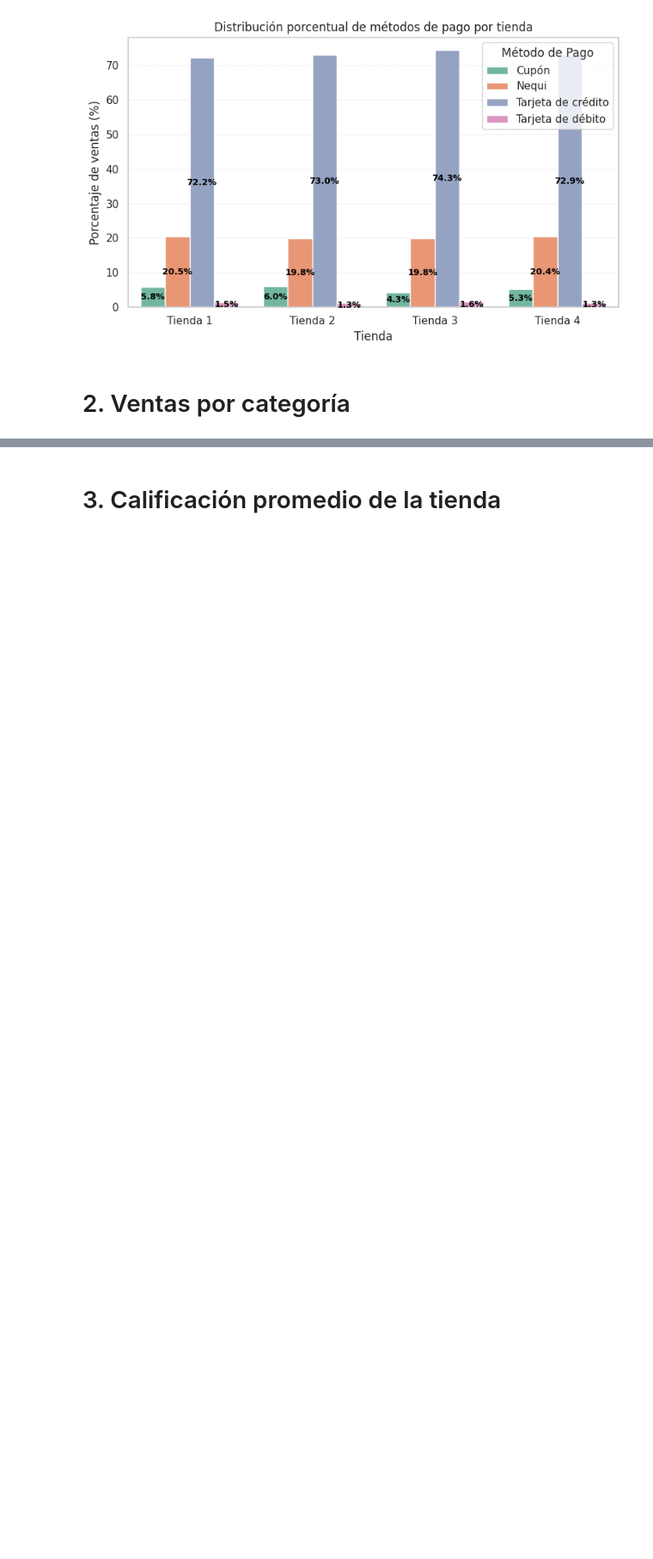
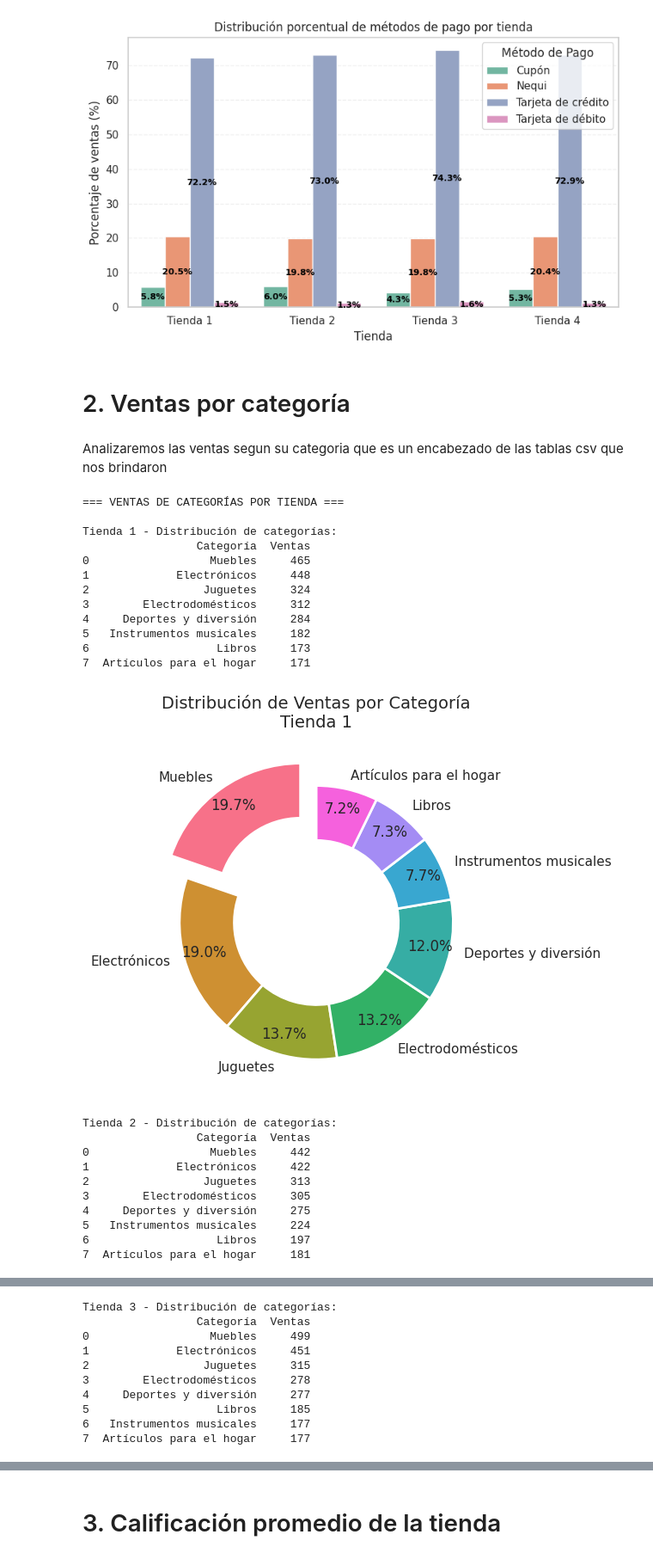
Before and after one commit to david125-cmd/python-data-science-challenge-alura-store, a Jupyter notebook: AluraStoreLatam.ipynb, the cells around one changed output, grey strips where cells are left out. Shown at 86% size. Saved outputs shown, nothing was run; the diff lists cells and outputs as text; code cells hidden in the pictures; blank space fills up the shorter version.

```diff
--- a/AluraStoreLatam.ipynb
+++ b/AluraStoreLatam.ipynb
@@ -210,3 +213,69 @@ plt.show()
 [figure]
 # %% [markdown]
 # 2. Ventas por categoría
+# %% [markdown]
+Analizaremos las ventas segun su categoria que es un encabezado de las tablas csv que nos brindaron
+# %%
+#Creamos una funcion para analizar las ventas por categoria
+
+
+sns.set_style("whitegrid")
+plt.style.use("seaborn-v0_8-pastel")
+palette = sns.color_palette("husl", 8)
+
+def ventas_categorias(df_ventas_categoria, numero_tienda):
+    # Contamos las ventas por categoría
+    ventas_por_categoria = df_ventas_categoria['Categoría del Producto'].value_counts().reset_index()
+    ventas_por_categoria.columns = ['Categoría', 'Ventas']
+
+    print(f"\n{numero_tienda} - Distribución de categorías:")
+    print(ventas_por_categoria.head(10))
+
+    # Creamos la grafica para visualizar mejor las ventas por categoria
+
+    plt.figure(figsize=(8, 5))
+    plt.pie(ventas_por_categoria['Ventas'].head(8),
+            labels=ventas_por_categoria['Categoría'].head(8),
+            autopct='%1.1f%%',
+            startangle=90,
+            colors=palette,
+            explode=(0.2, 0, 0, 0, 0, 0, 0, 0), #resaltamos en la grafica la categoria mas vendida
+            wedgeprops={'width':0.4, 'edgecolor':'w', 'linewidth':2},
+            pctdistance=0.85)
+
+    plt.title(f'Distribución de Ventas por Categoría\n{numero_tienda}', fontsize=14, pad=20)
+    plt.tight_layout()
+    plt.show()
+
+    return ventas_por_categoria
+# %%
+# Aplicamos la funcion para cada tienda
+print("=== VENTAS DE CATEGORÍAS POR TIENDA ===")
+categorias_tienda = ventas_categorias(tienda_1, "Tienda 1")
+categorias_tienda2 = ventas_categorias(tienda_2, "Tienda 2")
+categorias_tienda3 = ventas_categorias(tienda_3, "Tienda 3")
+categorias_tienda4 = ventas_categorias(tienda_4, "Tienda 4")
+# %% [output]
+=== VENTAS DE CATEGORÍAS POR TIENDA ===
+
+Tienda 1 - Distribución de categorías:
+                 Categoría  Ventas
+0                  Muebles     465
+1             Electrónicos     448
+2                 Juguetes     324
+3        Electrodomésticos     312
+4     Deportes y diversión     284
+5   Instrumentos musicales     182
+6                   Libros     173
+7  Artículos para el hogar     171
+[figure, added]
+Tienda 2 - Distribución de categorías:
+                 Categoría  Ventas
+0                  Muebles     442
+1             Electrónicos     422
+2                 Juguetes     313
+3        Electrodomésticos     305
+4     Deportes y diversión     275
+5   Instrumentos musicales     224
+6                   Libros     197
+7  Artículos para el hogar     181
@@ -212,0 +283,10 @@ plt.show()
+Tienda 3 - Distribución de categorías:
+                 Categoría  Ventas
+0                  Muebles     499
+1             Electrónicos     451
+2                 Juguetes     315
+3        Electrodomésticos     278
+4     Deportes y diversión     277
+5                   Libros     185
+6   Instrumentos musicales     177
+7  Artículos para el hogar     177
```
Also changed, not shown: parts of 37 cells of this notebook.
